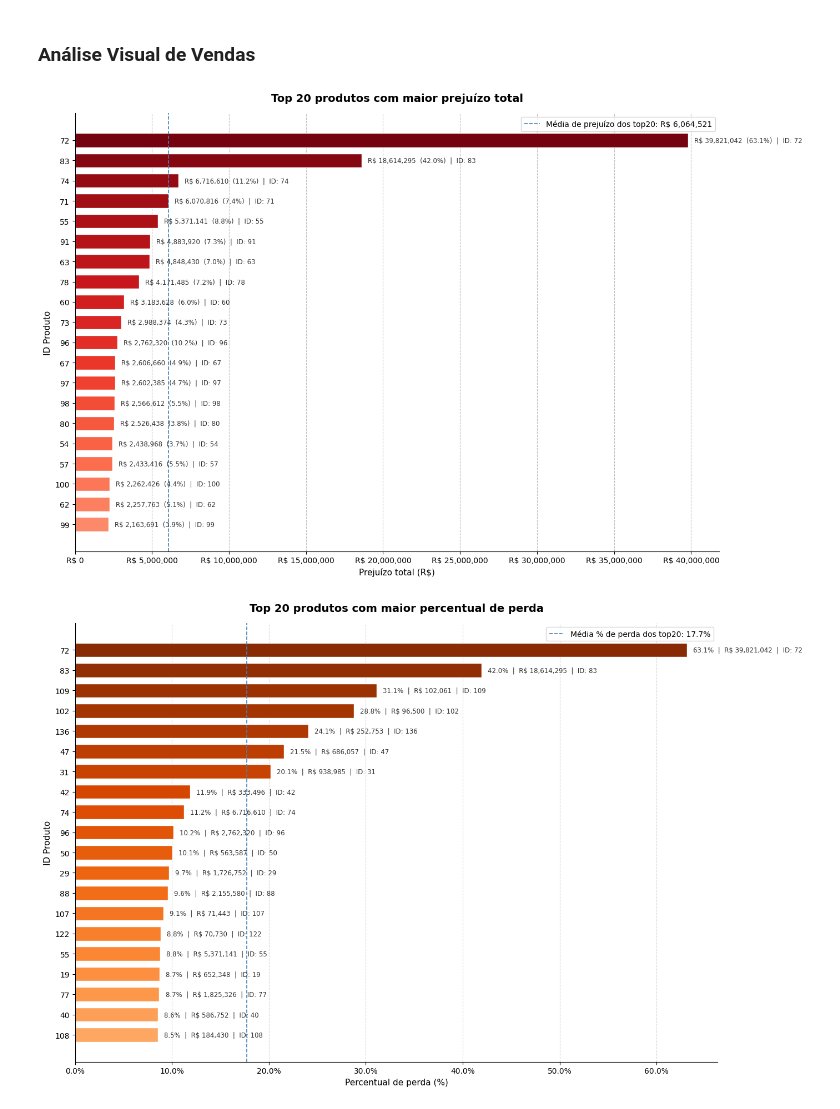
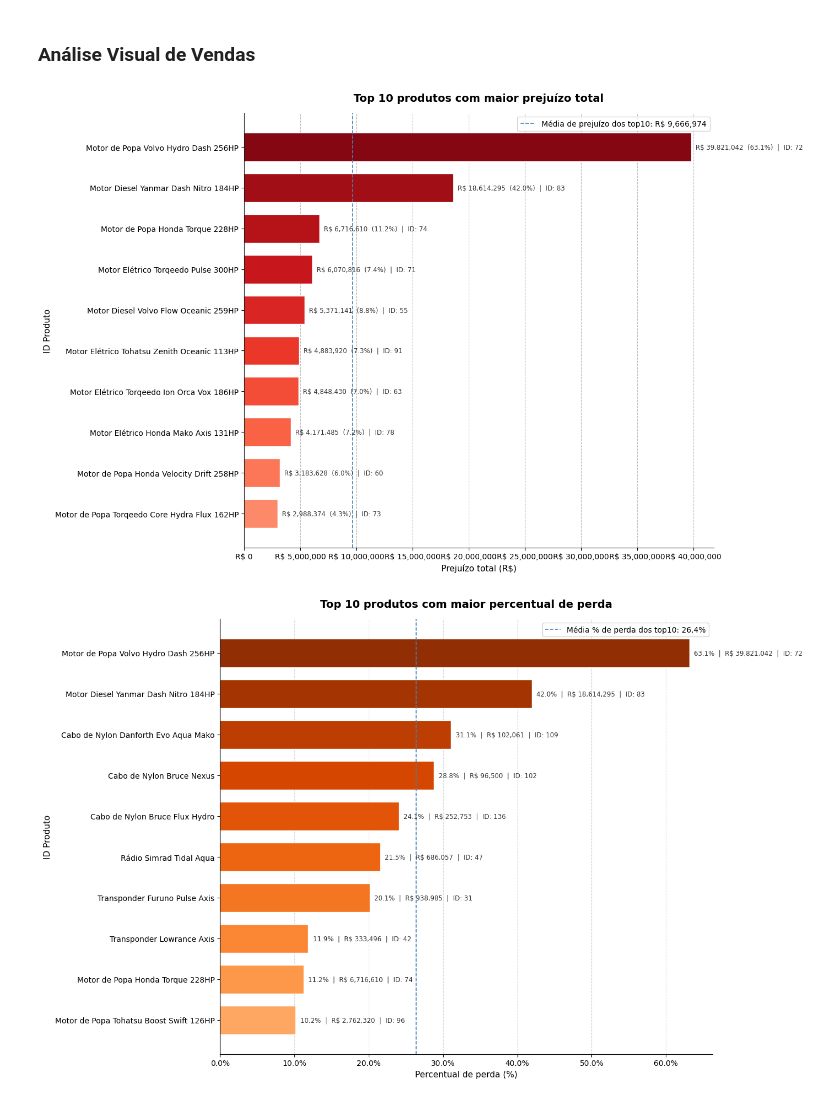
Before and after one commit to gusdiaso/lh_nautical, a Jupyter notebook: notebooks/04_analise_prejuizo.ipynb, the cells around one changed output. Cells and saved outputs as stored; diff of their text form; code cells hidden in the pictures.

```diff
--- a/notebooks/04_analise_prejuizo.ipynb
+++ b/notebooks/04_analise_prejuizo.ipynb
@@ -108 +125,10 @@ df_agg = df_agg[df_agg['prejuizo_total'] > 0].sort_values('prejuizo_total', asce
+# %%
+df_agg = df_agg.merge(
+    df_produtos[['code', 'name']],
+    left_on='id_product',
+    right_on='code',
+    how='left'
+).drop(columns='code')
+
+df_agg = df_agg[['id_product', 'name', 'receita_total', 'prejuizo_total', 'percentual_perda']]
 # %% [markdown]
@@ -130,33 +156,33 @@ df_agg.sort_values(by='percentual_perda', ascending=False).head(5).round(2)
 # %% [markdown]
 ### Análise Visual de Vendas
 # %%
-top20 = df_agg.nlargest(20, 'prejuizo_total')
+top10 = df_agg.nlargest(10, 'prejuizo_total')
 
 fig, ax = plt.subplots(figsize=(14, 9))
 
 # Gradiente de cores
-colors = plt.cm.Reds([0.4 + 0.6 * i / len(top20) for i in range(len(top20))])[::-1]
+colors = plt.cm.Reds([0.4 + 0.6 * i / len(top10) for i in range(len(top10))])[::-1]
 
-bars = ax.barh(top20['id_product'].astype(str), top20['prejuizo_total'], color=colors, edgecolor='white', height=0.7)
+bars = ax.barh(top10['name'].astype(str), top10['prejuizo_total'], color=colors, edgecolor='white', height=0.7)
 
 # Valor + percentual + id no final de cada barra
-for bar, valor, perc, id_prod in zip(bars, top20['prejuizo_total'], top20['percentual_perda'], top20['id_product']):
+for bar, valor, perc, id_prod in zip(bars, top10['prejuizo_total'], top10['percentual_perda'], top10['id_product']):
     ax.text(
-        bar.get_width() + top20['prejuizo_total'].max() * 0.01,
+        bar.get_width() + top10['prejuizo_total'].max() * 0.01,
         bar.get_y() + bar.get_height() / 2,
         f"R$ {valor:,.0f}  ({perc:.1f}%)  |  ID: {id_prod}",
         va='center', fontsize=8.5, color='#333333'
     )
 
 # Linha de média
-media = top20['prejuizo_total'].mean()
-ax.axvline(media, color='steelblue', linestyle='--', linewidth=1.2, label=f'Média de prejuízo dos top20: R$ {media:,.0f}')
+media = top10['prejuizo_total'].mean()
+ax.axvline(media, color='steelblue', linestyle='--', linewidth=1.2, label=f'Média de prejuízo dos top10: R$ {media:,.0f}')
 
 # Formatação dos eixos
 ax.xaxis.set_major_formatter(mticker.FuncFormatter(lambda x, _: f'R$ {x:,.0f}'))
 ax.set_xlabel('Prejuízo total (R$)', fontsize=11)
 ax.set_ylabel('ID Produto', fontsize=11)
-ax.set_title('Top 20 produtos com maior prejuízo total', fontsize=14, fontweight='bold', pad=15)
+ax.set_title('Top 10 produtos com maior prejuízo total', fontsize=14, fontweight='bold', pad=15)
 
 # Remove bordas desnecessárias
 ax.spines['top'].set_visible(False)
@@ -170,52 +196,52 @@ ax.invert_yaxis()
 ax.legend(fontsize=10)
 
 plt.tight_layout()
-plt.savefig('../reports/prejuizo_por_produto.png', dpi=150, bbox_inches='tight')
+plt.savefig('../docs/reports/prejuizo_por_produto.png', dpi=150, bbox_inches='tight')
 plt.show()
 # %% [output]
-[figure, old version]
+[figure, new version]
 # %%
-top20_perc = df_agg.nlargest(20, 'percentual_perda')
+top10_perc = df_agg.nlargest(10, 'percentual_perda')
 
 fig, ax = plt.subplots(figsize=(14, 9))
 
 # Gradiente de cores
-colors = plt.cm.Oranges([0.4 + 0.6 * i / len(top20_perc) for i in range(len(top20_perc))])[::-1]
+colors = plt.cm.Oranges([0.4 + 0.6 * i / len(top10_perc) for i in range(len(top10_perc))])[::-1]
 
-bars = ax.barh(top20_perc['id_product'].astype(str), top20_perc['percentual_perda'], color=colors, edgecolor='white', height=0.7)
+bars = ax.barh(top10_perc['name'].astype(str), top10_perc['percentual_perda'], color=colors, edgecolor='white', height=0.7)
 
 # Valor + percentual + id no final de cada barra
-for bar, perc, prejuizo, id_prod in zip(bars, top20_perc['percentual_perda'], top20_perc['prejuizo_total'], top20_perc['id_product']):
+for bar, perc, prejuizo, id_prod in zip(bars, top10_perc['percentual_perda'], top10_perc['prejuizo_total'], top10_perc['id_product']):
     ax.text(
-        bar.get_width() + top20_perc['percentual_perda'].max() * 0.01,
+        bar.get_width() + top10_perc['percentual_perda'].max() * 0.01,
         bar.get_y() + bar.get_height() / 2,
         f"{perc:.1f}%  |  R$ {prejuizo:,.0f}  |  ID: {id_prod}",
         va='center', fontsize=8.5, color='#333333'
     )
 
 # Linha de média
-media = top20_perc['percentual_perda'].mean()
-ax.axvline(media, color='steelblue', linestyle='--', linewidth=1.2, label=f'Média % de perda dos top20: {media:.1f}%')
+media = top10_perc['percentual_perda'].mean()
+ax.axvline(media, color='steelblue', linestyle='--', linewidth=1.2, label=f'Média % de perda dos top10: {media:.1f}%')
 
 # Formatação dos eixos
 ax.xaxis.set_major_formatter(mticker.FuncFormatter(lambda x, _: f'{x:.1f}%'))
 ax.set_xlabel('Percentual de perda (%)', fontsize=11)
 ax.set_ylabel('ID Produto', fontsize=11)
-ax.set_title('Top 20 produtos com maior percentual de perda', fontsize=14, fontweight='bold', pad=15)
+ax.set_title('Top 10 produtos com maior percentual de perda', fontsize=14, fontweight='bold', pad=15)
 
 # Remove bordas desnecessárias
 ax.spines['top'].set_visible(False)
 ax.spines['right'].set_visible(False)
 
 # Grid suave
 ax.xaxis.grid(True, linestyle='--', alpha=0.5)
 ax.set_axisbelow(True)
 
 ax.invert_yaxis()
 ax.legend(fontsize=10)
 
 plt.tight_layout()
-plt.savefig('../reports/percentual_perda_por_produto.png', dpi=150, bbox_inches='tight')
+plt.savefig('../docs/reports/percentual_perda_por_produto.png', dpi=150, bbox_inches='tight')
 plt.show()
 # %% [output]
-[figure, old version]
+[figure, new version]
```
Also changed, not shown: parts of 7 cells of this notebook, 15 other files.
